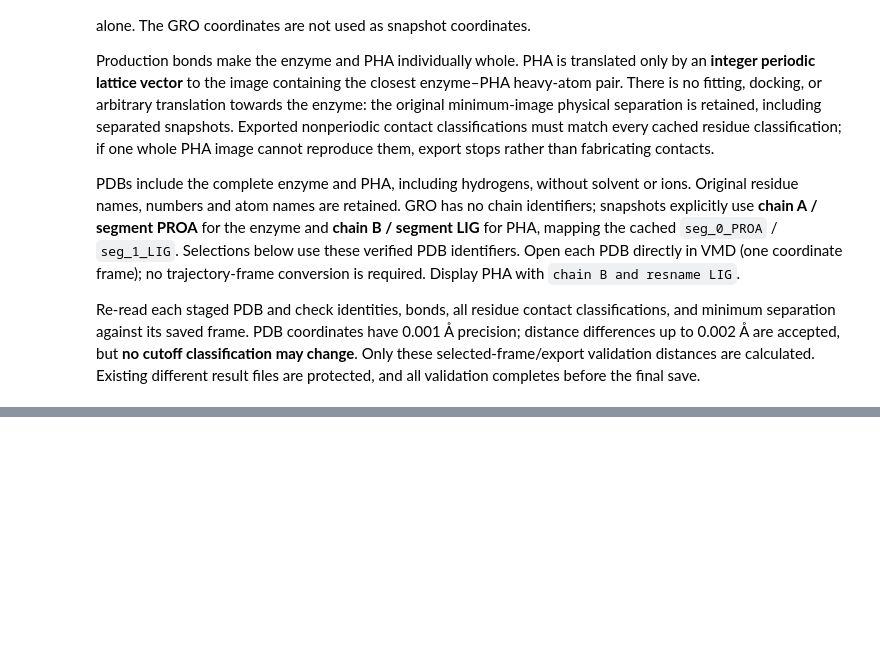
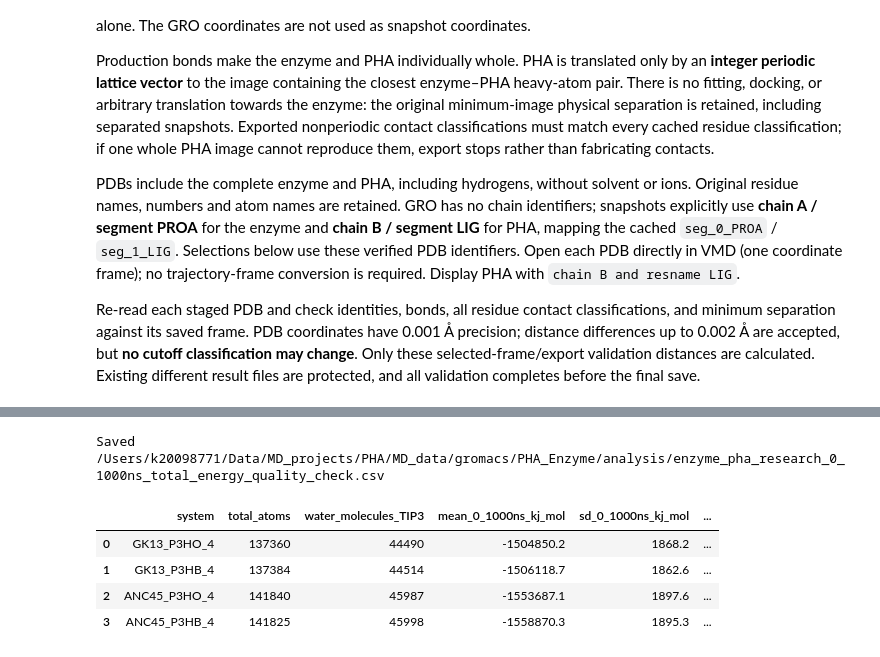
Before and after one commit to DanielYyork/iPHAsimulatorV2, a Jupyter notebook: src/md_simulation_scripts/enzyme_pha_analysis/enzyme_pha_analysis.ipynb, the cells around one changed output, grey strips where cells are left out. Saved outputs shown, nothing was run; the diff lists cells and outputs as text; code cells hidden in the pictures; blank space fills up the shorter version.

```diff
--- a/src/md_simulation_scripts/enzyme_pha_analysis/enzyme_pha_analysis.ipynb
+++ b/src/md_simulation_scripts/enzyme_pha_analysis/enzyme_pha_analysis.ipynb
@@ -1383,0 +1390,58 @@ else:
+# %%
+# Section 11 table: saved total-energy CSVs and TPR topologies only.
+import MDAnalysis as mda
+
+QC_EQUILIBRATION_NS = 20.0
+QC_BLOCK_NS = 10.0
+QC_TEMPERATURE_K = 303.15
+QC_WATER_CP_J_MOL_K = 75.3   # heat capacity of liquid water; used only for the rough thermal-SD estimate
+QC_R_J_MOL_K = 8.314462618
+QC_PREFIX = BASE_DIR / "analysis" / f"enzyme_pha_{OUTPUT_TAG}_total_energy_quality_check"
+SAVE_QC = True
+QC_OVERWRITE = False
+
+qc_rows, qc_blocks = [], {}
+for system in SYSTEMS:
+    data, prefix = load_plot_data(system, "total_energy", "total_energy_kj_mol")
+    t = data.time_ns.to_numpy(); e = data.total_energy_kj_mol.to_numpy()
+    if t[0] > START_NS or t[-1] < END_NS:
+        raise ValueError(f"{system}: energy CSV does not cover {START_NS:g}-{END_NS:g} ns")
+    topology = mda.Universe(str(BASE_DIR / system / "step7_production.tpr"))   # topology only
+    n_atoms = len(topology.atoms)
+    n_water = len(topology.select_atoms("resname TIP3").residues)
+    edges = np.arange(START_NS, END_NS + QC_BLOCK_NS / 2, QC_BLOCK_NS)
+    block_index = np.minimum(np.searchsorted(edges, t, side="right") - 1, len(edges) - 2)
+    block_means = pd.Series(e).groupby(edges[block_index]).mean()
+    centres = block_means.index.to_numpy() + QC_BLOCK_NS / 2
+    late = block_means.index.to_numpy() >= QC_EQUILIBRATION_NS
+    slope_per_us = np.polyfit(centres[late], block_means.to_numpy()[late], 1)[0] * 1000
+    qc_rows.append({
+        "system": system.removesuffix("_gromacs"),
+        "total_atoms": n_atoms,
+        "water_molecules_TIP3": n_water,
+        "mean_0_1000ns_kj_mol": e.mean(),
+        "sd_0_1000ns_kj_mol": e.std(ddof=1),
+        "mean_0_20ns_kj_mol": e[t < QC_EQUILIBRATION_NS].mean(),
+        "mean_20_1000ns_kj_mol": e[t >= QC_EQUILIBRATION_NS].mean(),
+        "drift_20_1000ns_kj_mol_per_us": slope_per_us,
+        "block_mean_sd_20_1000ns_kj_mol": block_means.to_numpy()[late].std(ddof=1),
+        "blocks_20_1000ns": int(late.sum()),
+        "expected_thermal_sd_ESTIMATE_kj_mol": QC_TEMPERATURE_K * np.sqrt(QC_R_J_MOL_K * n_water * QC_WATER_CP_J_MOL_K) / 1000,
+    })
+    qc_blocks[system] = (centres, block_means.to_numpy(), late, slope_per_us)
+
+qc_table = pd.DataFrame(qc_rows)
+if SAVE_QC:
+    path = Path(f"{QC_PREFIX}.csv")
+    if path.exists() and not QC_OVERWRITE:
+        raise FileExistsError(f"{path} exists; set QC_OVERWRITE = True to replace it, or SAVE_QC = False")
+    qc_table.to_csv(path, index=False)
+    print(f"Saved {path}")
+display(qc_table.round(1))
+# %% [output]
+Saved /Users/k20098771/Data/MD_projects/PHA/MD_data/gromacs/PHA_Enzyme/analysis/enzyme_pha_research_0_1000ns_total_energy_quality_check.csv
+|  | system | total_atoms | water_molecules_TIP3 | mean_0_1000ns_kj_mol | sd_0_1000ns_kj_mol | ... |
+| 0 | GK13_P3HO_4 | 137360 | 44490 | -1504850.2 | 1868.2 | ... |
+| 1 | GK13_P3HB_4 | 137384 | 44514 | -1506118.7 | 1862.6 | ... |
+| 2 | ANC45_P3HO_4 | 141840 | 45987 | -1553687.1 | 1897.6 | ... |
+| 3 | ANC45_P3HB_4 | 141825 | 45998 | -1558870.3 | 1895.3 | ... |
```
Also changed, not shown: parts of 3 cells of this notebook.
